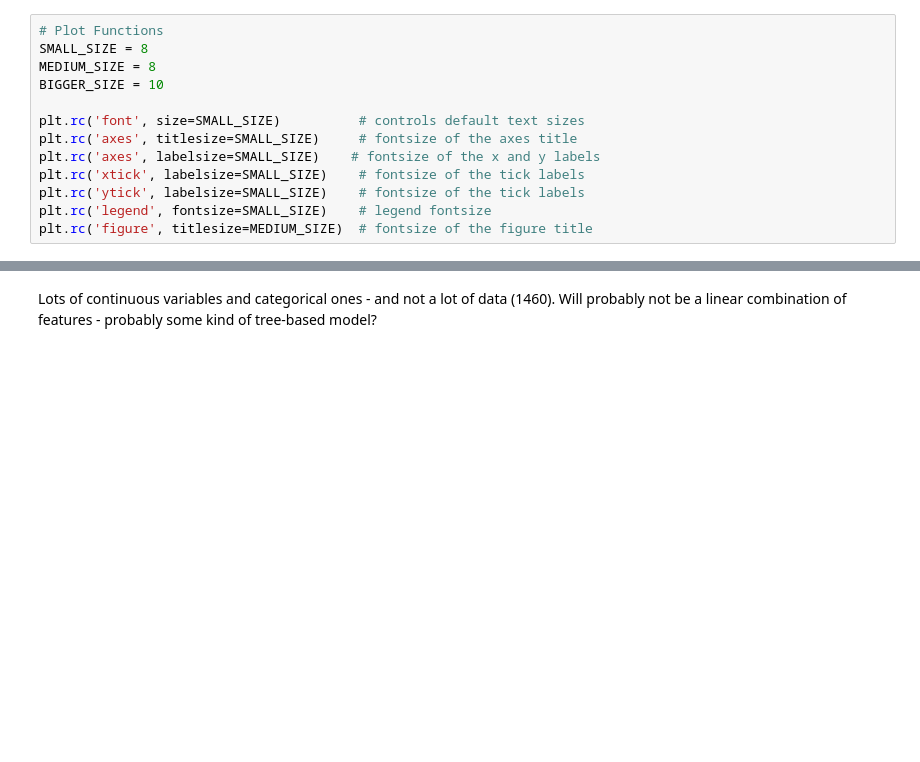
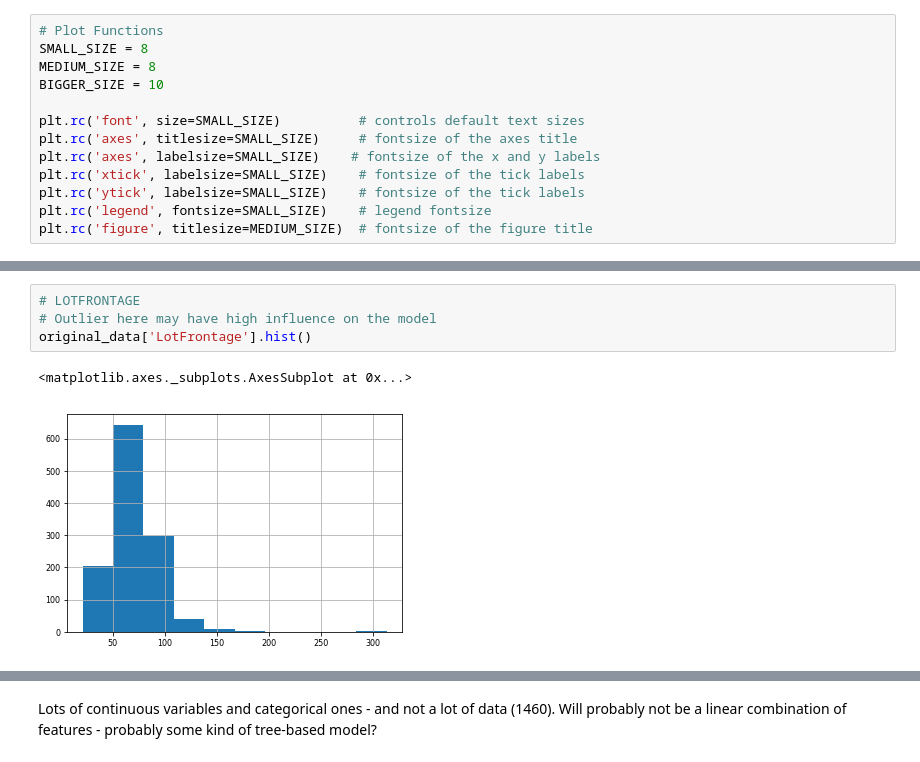
Before and after one commit to emrapport/w207_final_proj, a Jupyter notebook: HomePrices.ipynb, the cells around one changed output, grey strips where cells are left out. Cells and saved outputs as stored; diff of their text form; blank space fills up the shorter version.

```diff
--- a/HomePrices.ipynb
+++ b/HomePrices.ipynb
@@ -65,0 +104,7 @@ pd.DataFrame(original_data.columns.values).to_csv('colnames.csv')
+# %%
+# LOTFRONTAGE
+# Outlier here may have high influence on the model
+original_data['LotFrontage'].hist()
+# %% [output]
+<matplotlib.axes._subplots.AxesSubplot at 0x...>
+[figure, added]
```
Also changed, not shown: parts of 105 cells of this notebook, 1 other file.
